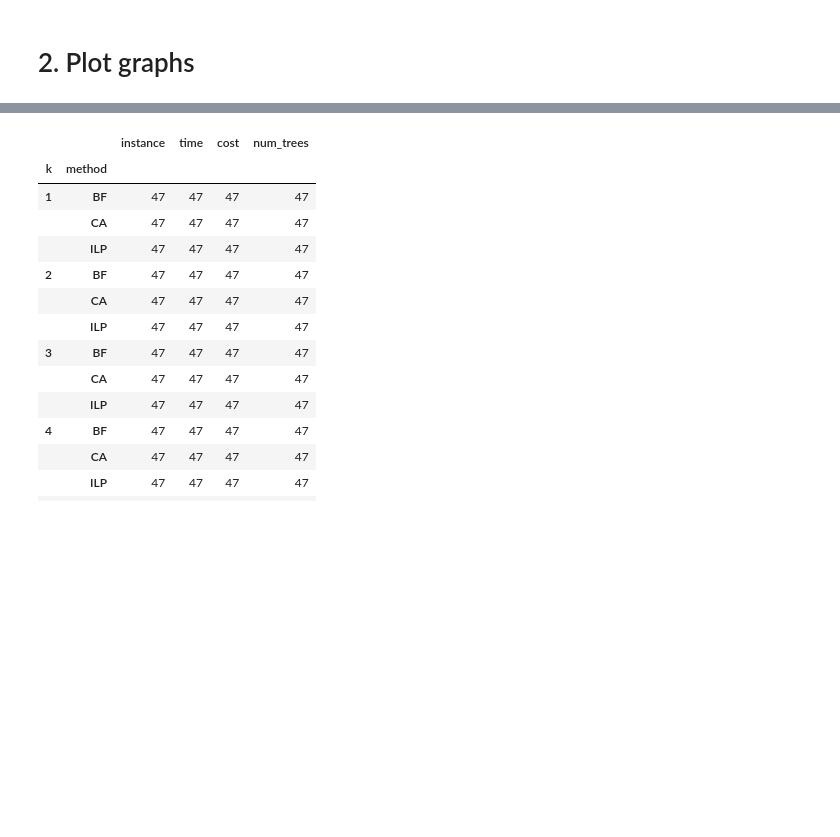
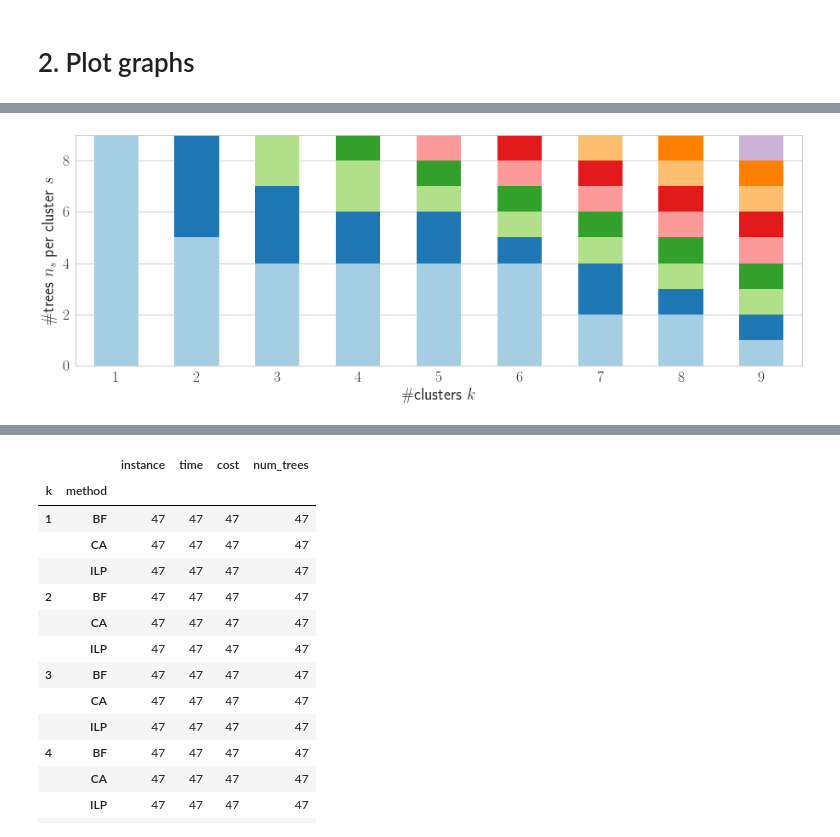
Before and after one commit to elkebir-group/MCT, a Jupyter notebook: analysis.ipynb, the cells around one changed output, grey strips where cells are left out. Saved outputs shown, nothing was run; the diff lists cells and outputs as text; code cells hidden in the pictures; blank space fills up the shorter version.

```diff
--- a/analysis.ipynb
+++ b/analysis.ipynb
@@ -79,0 +264,40 @@ len(glob.glob(globformat % (2)))
+# %%
+def plot_nr_trees(df, ax, method, instance):
+    labels = list(sorted(df[(df['method_timelimit'] == method) & (df['instance'] == instance)]['k'].unique()))
+    r = range(len(labels))
+
+    df2 = df[(df['method_timelimit'] == method) & (df['instance'] == instance)]
+    df2.fillna(0, inplace=True)
+
+    n = df2[df2['k'] == 2]["trees"].iloc[0]
+
+    totals = [df2[df2['k'] == s]["trees"].iloc[0] for s in labels]
+    bars = [[df2[df2['k'] == s]["trees-%d" % (ss - 1)].iloc[0] for s in labels] for ss in labels]
+
+    cols = sns.color_palette("Set2", 8)
+    if len(labels) > 8:
+        cols = cols + [cols[-1]] * (len(labels) - 8)
+
+    # plot
+    barWidth = 0.55
+    bottoms = [ 0 for i in r ]
+    b = []
+    for i in r:
+        b.append(plt.bar(labels, bars[i], bottom=bottoms, color=sns.color_palette("Paired", len(labels))[i], width=barWidth, axes=ax))
+        bottoms = [i+j for i,j in zip(bottoms, bars[i])]
+
+#     ax.legend(b, labels, loc="upper center", ncol=3, bbox_to_anchor=(0.5, 1.02))
+    ax.set_xticks(r, labels)
+    ax.set_ylabel("\#trees $n_s$ per cluster $s$")
+#     ax.set_ylim((0,50))
+#     ax.set_yticks(np.arange(0, 50, 10))
+    ax.grid(axis="x", b=False)
+#     ax.set_xticklabels(['0'] + labels)
+    ax.set_xlabel("\#clusters $k$")
+    ax.set_xlim((0.5,labels[-1] + 0.5))
+# %%
+plot_nr_trees(df_long, plt.gca(), "CA [100 restarts]", "n9_S18_k10")
+plt.gcf().set_size_inches(13, 5)
+plt.tight_layout()
+# %% [output]
+[figure, added]
```
Also changed, not shown: parts of 29 cells of this notebook, 3 other files.
